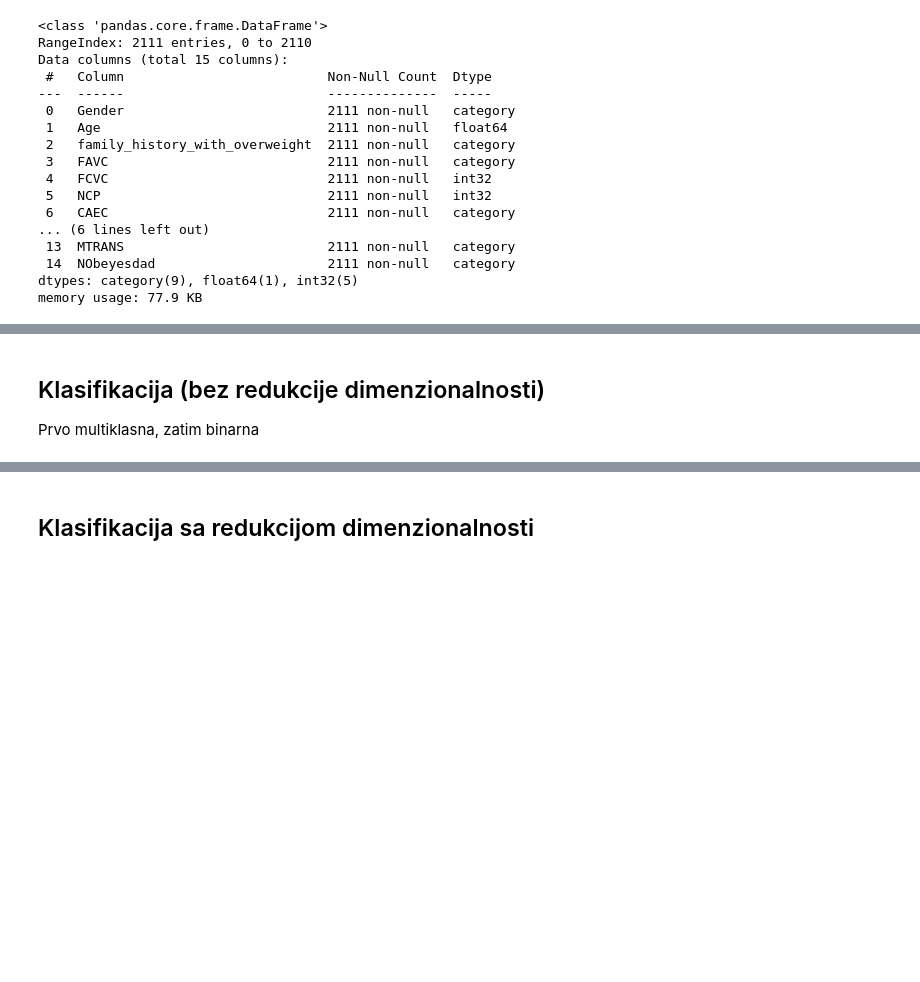
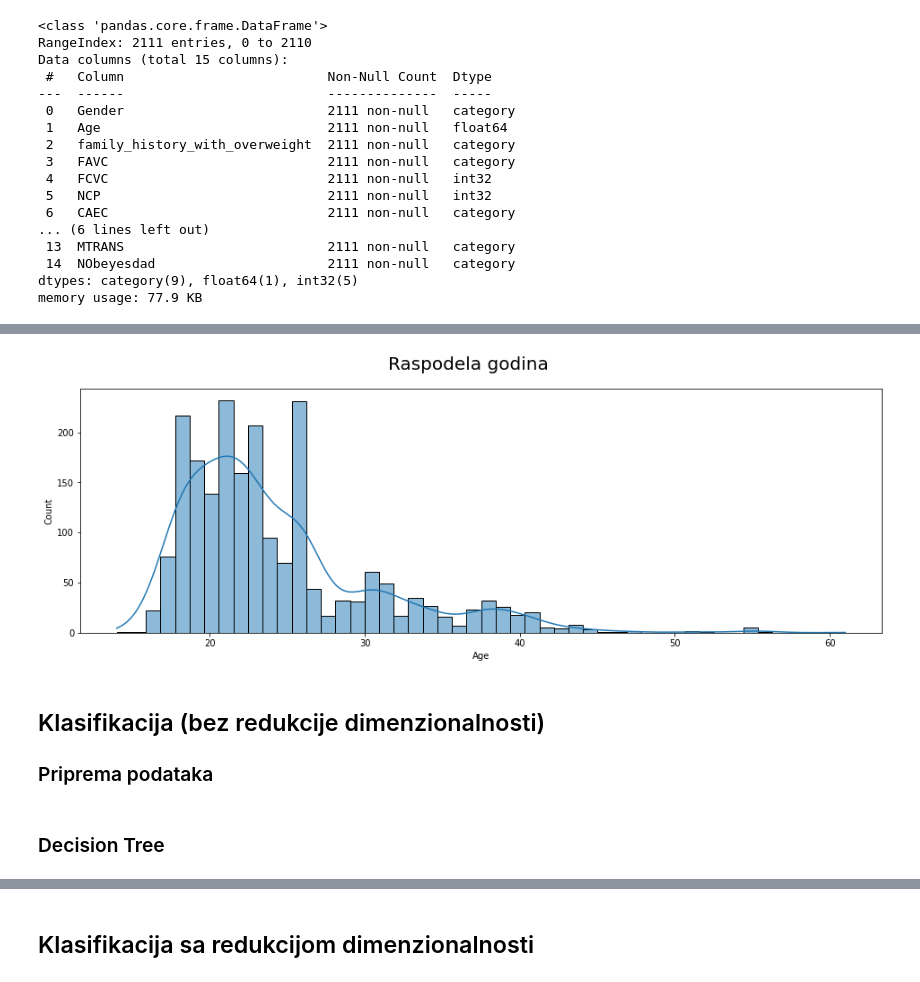
Before and after one commit to nesicvladimir/ml, a Jupyter notebook: domaci_1.ipynb, the cells around one changed output, grey strips where cells are left out. Drawn from its saved outputs; the diff is of its cells as text; code cells hidden in the pictures; blank space fills up the shorter version.

```diff
--- a/domaci_1.ipynb
+++ b/domaci_1.ipynb
@@ -123,4 +159,12 @@ memory usage: 77.9 KB
+# %%
+# Grafički prikaz atributa "Age"
+fig = plt.figure(figsize = (16,5))
+sns.histplot(x=dataset["Age"], kde=True)
+fig.suptitle("Raspodela godina", fontsize=20)
+plt.show()
+# %% [output]
+[figure, added]
 # %% [markdown]
 ## Klasifikacija (bez redukcije dimenzionalnosti)
 
-Prvo multiklasna, zatim binarna
+### Priprema podataka
@@ -126,0 +201,2 @@ Prvo multiklasna, zatim binarna
+# %% [markdown]
+### Decision Tree
```
Also changed, not shown: parts of 10 cells of this notebook.
